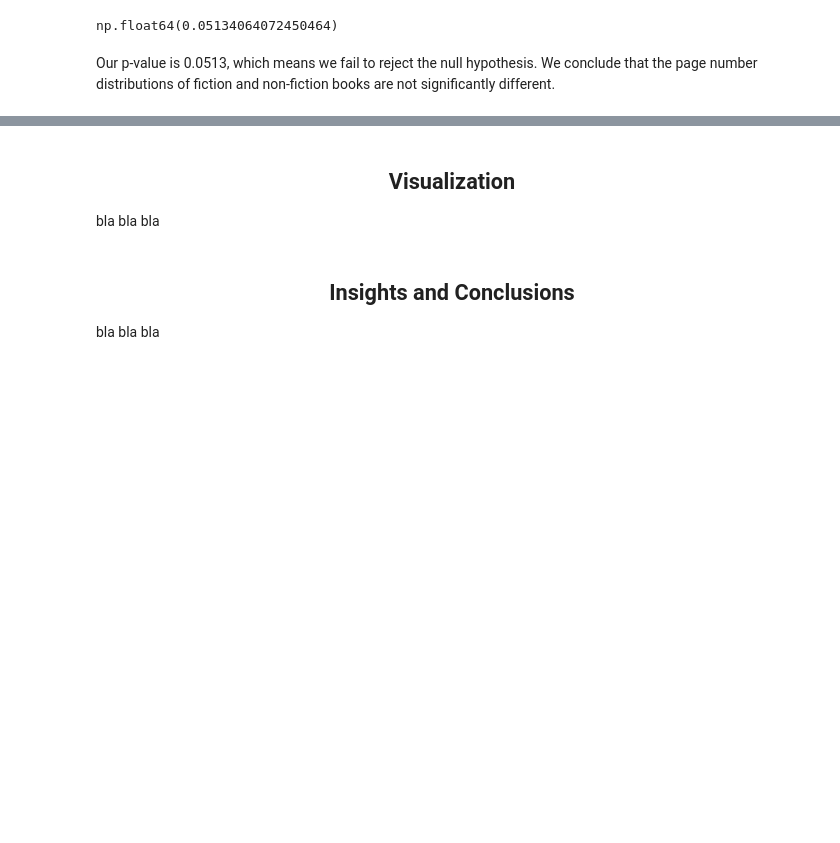
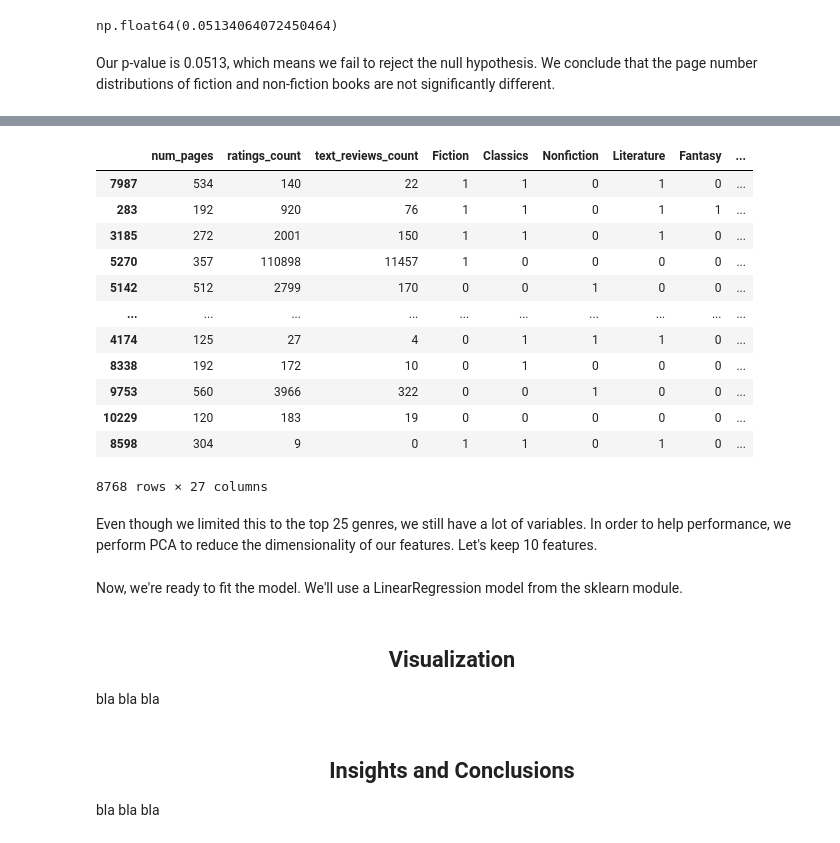
Before and after one commit to Jhoff721/cmsc320-group-project, a Jupyter notebook: ipynb_checkpoints/final.ipynb, the cells around one changed output, grey strips where cells are left out. Cells and saved outputs as stored; diff of their text form; code cells hidden in the pictures; blank space fills up the shorter version.

Commit message:
prepared data for primary analysis

```diff
--- a/ipynb_checkpoints/final.ipynb
+++ b/ipynb_checkpoints/final.ipynb
@@ -511,0 +516,50 @@ bla bla bla
+# %%
+from sklearn.model_selection import train_test_split
+# from sklearn.preprocessing import OneHotEncoder
+
+X = df[["num_pages","ratings_count","text_reviews_count","genres"]]
+y = df["average_rating"]
+
+# split into training and test data
+X_train, X_test, y_train, y_test = train_test_split(X, y, test_size=0.2)
+
+# encoding
+genre_list = list(top_genres.index)
+
+# make a custom function, since our categories overlap
+def genre_encoder(X):
+  for genre in genre_list[:-1]:
+    new_col = []
+
+    # for each genre, figure out for all books if they have that genre
+    for book in X["genres"]:
+      if genre in book:
+        new_col.append(1)
+      else:
+        new_col.append(0)
+
+    # make a new column for that genre
+    X[genre] = new_col
+
+  X = X.drop(columns=["genres"])
+  return X
+
+X_train = genre_encoder(X_train)
+X_test = genre_encoder(X_test)
+X_train
+# %% [output]
+|  | num_pages | ratings_count | text_reviews_count | Fiction | Classics | Nonfiction | Literature | Fantasy | ... |
+| 7987 | 534 | 140 | 22 | 1 | 1 | 0 | 1 | 0 | ... |
+| 283 | 192 | 920 | 76 | 1 | 1 | 0 | 1 | 1 | ... |
+| 3185 | 272 | 2001 | 150 | 1 | 1 | 0 | 1 | 0 | ... |
+| 5270 | 357 | 110898 | 11457 | 1 | 0 | 0 | 0 | 0 | ... |
+| 5142 | 512 | 2799 | 170 | 0 | 0 | 1 | 0 | 0 | ... |
+| ... | ... | ... | ... | ... | ... | ... | ... | ... | ... |
+| 4174 | 125 | 27 | 4 | 0 | 1 | 1 | 1 | 0 | ... |
+| 8338 | 192 | 172 | 10 | 0 | 1 | 0 | 0 | 0 | ... |
+| 9753 | 560 | 3966 | 322 | 0 | 0 | 1 | 0 | 0 | ... |
+| 10229 | 120 | 183 | 19 | 0 | 0 | 0 | 0 | 0 | ... |
+| 8598 | 304 | 9 | 0 | 1 | 1 | 0 | 1 | 0 | ... |
+8768 rows × 27 columns
+# %% [markdown]
+Even though we limited this to the top 25 genres, we still have a lot of variables. In order to help performance, we perform PCA to reduce the dimensionality of our features. Let's keep 10 features.
@@ -512,3 +572,5 @@ bla bla bla
+# %% [markdown]
+Now, we're ready to fit the model. We'll use a LinearRegression model from the sklearn module.
 # %% [markdown]
 <center><h2>Visualization</h2></center>
 
```
Also changed, not shown: parts of 3 cells of this notebook.
